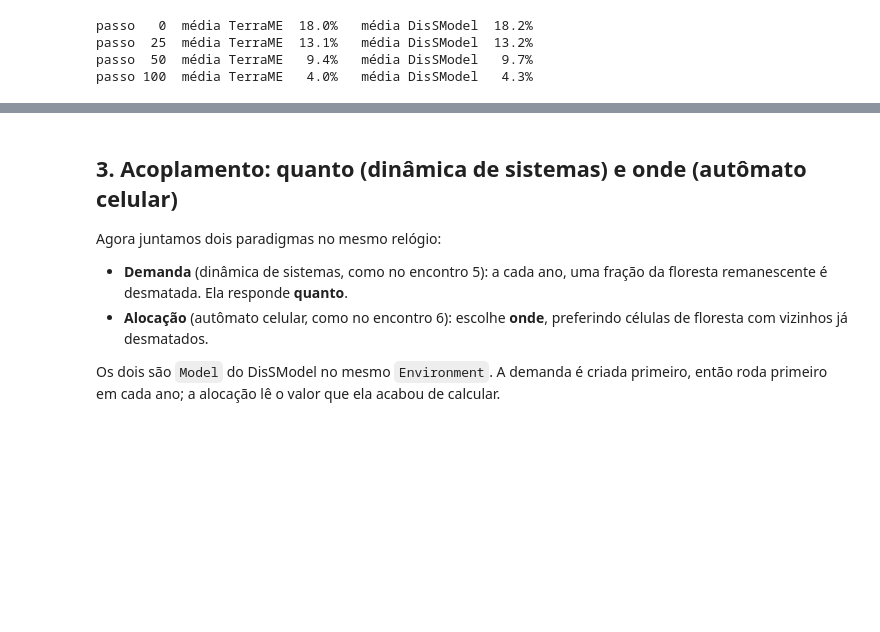
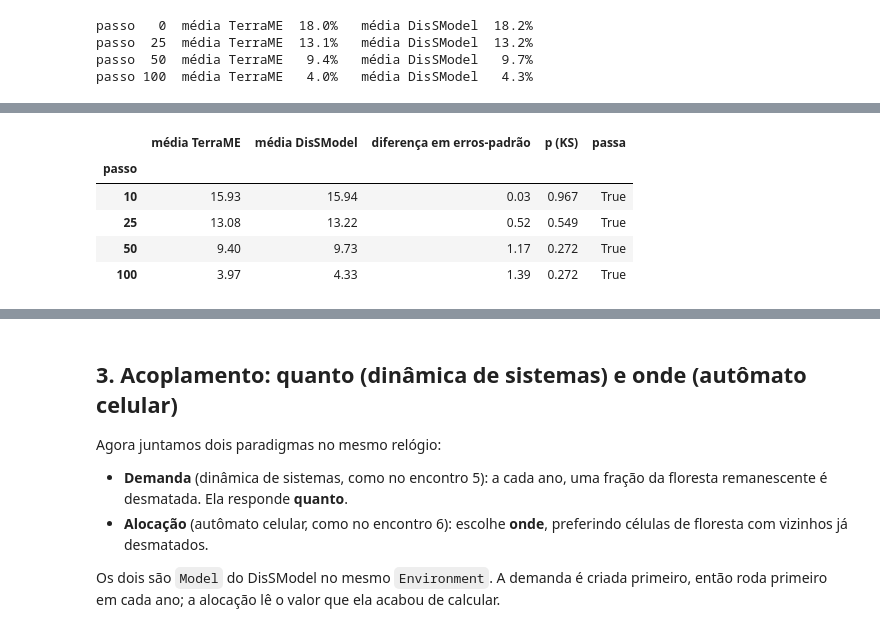
Before and after one commit to lambdageo-edu/curso-modelagem-dinamica-espacial, a Jupyter notebook: docs/notebooks/encontro07_agentes_acoplamento.ipynb, the cells around one changed output, grey strips where cells are left out. Drawn from its saved outputs; the diff is of its cells as text; code cells hidden in the pictures; blank space fills up the shorter version.

```diff
--- a/docs/notebooks/encontro07_agentes_acoplamento.ipynb
+++ b/docs/notebooks/encontro07_agentes_acoplamento.ipynb
@@ -151,0 +157,25 @@ passo 100  média TerraME   4.0%   média DisSModel   4.3%
+# %%
+from scipy import stats
+
+CRITERIO = {"passos": [10, 25, 50, 100], "max_erros_padrao": 3, "ks_p_minimo": 0.01}   # escrito antes de comparar
+
+def comparar_distribuicoes(ref, nova, criterio=CRITERIO):
+    linhas = []
+    for passo in criterio["passos"]:
+        a, b = ref.loc[passo], nova.loc[passo]
+        erro_padrao = np.sqrt(a.var() / len(a) + b.var() / len(b))
+        z = abs(a.mean() - b.mean()) / erro_padrao
+        p = stats.ks_2samp(a, b).pvalue
+        linhas.append({"passo": passo, "média TerraME": round(a.mean(), 2), "média DisSModel": round(b.mean(), 2),
+                       "diferença em erros-padrão": round(z, 2), "p (KS)": round(p, 3),
+                       "passa": bool(z <= criterio["max_erros_padrao"] and p >= criterio["ks_p_minimo"])})
+    return pd.DataFrame(linhas).set_index("passo")
+
+comparar_distribuicoes(terrame, nosso)
+# %% [output]
+|  | média TerraME | média DisSModel | diferença em erros-padrão | p (KS) | passa |
+| passo |  |  |  |  |  |
+| 10 | 15.93 | 15.94 | 0.03 | 0.967 | True |
+| 25 | 13.08 | 13.22 | 0.52 | 0.549 | True |
+| 50 | 9.40 | 9.73 | 1.17 | 0.272 | True |
+| 100 | 3.97 | 4.33 | 1.39 | 0.272 | True |
```
Also changed, not shown: parts of 5 cells of this notebook, 17 other files.
